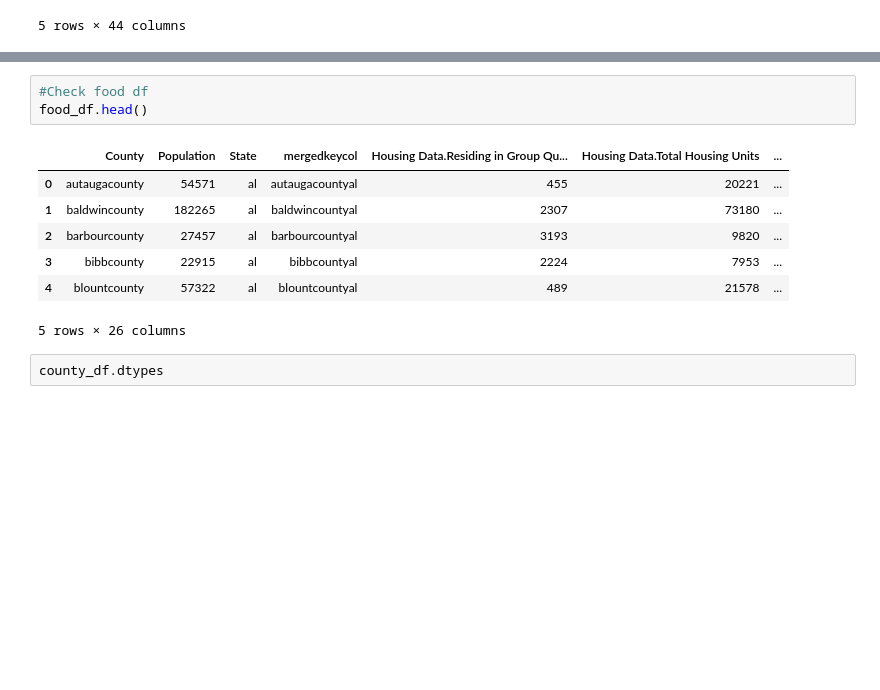
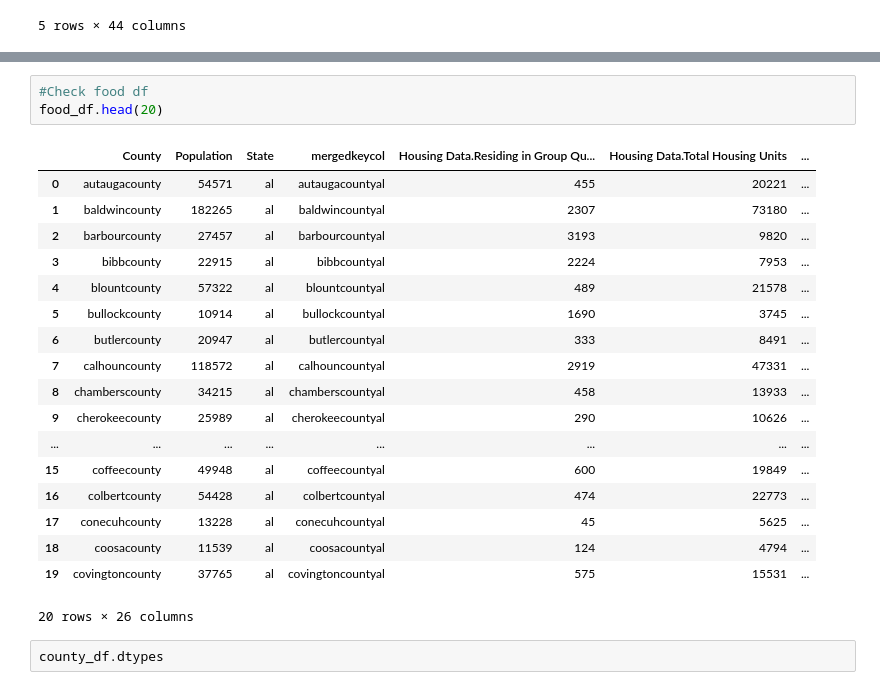
Before and after one commit to nidhicodes4045/datascience442, a Jupyter notebook: Project_Dataset_Cleaning.ipynb, the cells around one changed output, grey strips where cells are left out. Drawn from its saved outputs; the diff is of its cells as text; blank space fills up the shorter version.

```diff
--- a/Project_Dataset_Cleaning.ipynb
+++ b/Project_Dataset_Cleaning.ipynb
@@ -234,14 +254,25 @@ county_df.head()
 # %%
 #Check food df
-food_df.head()
+food_df.head(20)
 # %% [output]
 |  | County | Population | State | mergedkeycol | Housing Data.Residing in Group Qu... | Housing Data.Total Housing Units | ... |
 | 0 | autaugacounty | 54571 | al | autaugacountyal | 455 | 20221 | ... |
 | 1 | baldwincounty | 182265 | al | baldwincountyal | 2307 | 73180 | ... |
 | 2 | barbourcounty | 27457 | al | barbourcountyal | 3193 | 9820 | ... |
 | 3 | bibbcounty | 22915 | al | bibbcountyal | 2224 | 7953 | ... |
 | 4 | blountcounty | 57322 | al | blountcountyal | 489 | 21578 | ... |
+| 5 | bullockcounty | 10914 | al | bullockcountyal | 1690 | 3745 | ... |
+| 6 | butlercounty | 20947 | al | butlercountyal | 333 | 8491 | ... |
+| 7 | calhouncounty | 118572 | al | calhouncountyal | 2919 | 47331 | ... |
+| 8 | chamberscounty | 34215 | al | chamberscountyal | 458 | 13933 | ... |
+| 9 | cherokeecounty | 25989 | al | cherokeecountyal | 290 | 10626 | ... |
+| ... | ... | ... | ... | ... | ... | ... | ... |
+| 15 | coffeecounty | 49948 | al | coffeecountyal | 600 | 19849 | ... |
+| 16 | colbertcounty | 54428 | al | colbertcountyal | 474 | 22773 | ... |
+| 17 | conecuhcounty | 13228 | al | conecuhcountyal | 45 | 5625 | ... |
+| 18 | coosacounty | 11539 | al | coosacountyal | 124 | 4794 | ... |
+| 19 | covingtoncounty | 37765 | al | covingtoncountyal | 575 | 15531 | ... |
-5 rows × 26 columns
+20 rows × 26 columns
 # %%
 county_df.dtypes
 # %% [output]
```
Also changed, not shown: parts of 49 cells of this notebook.
